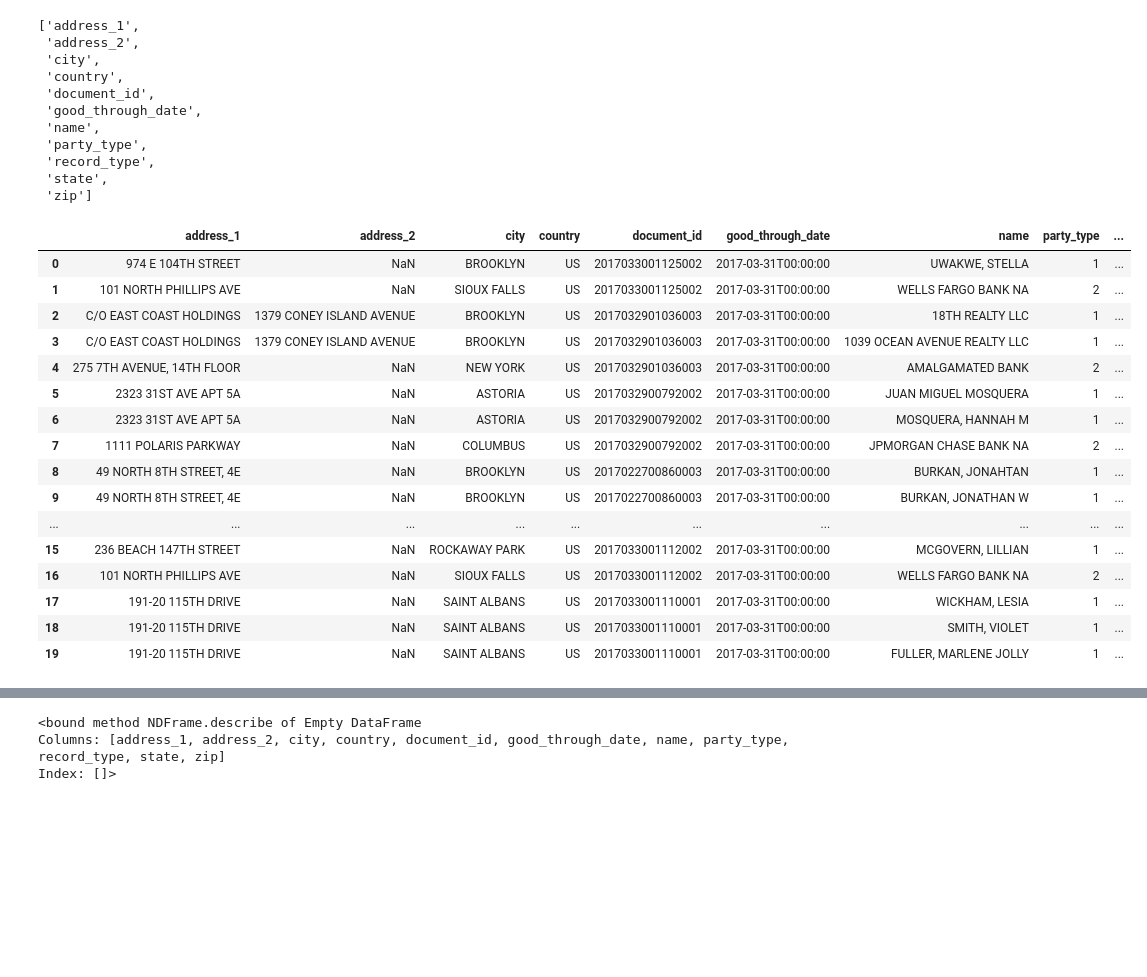
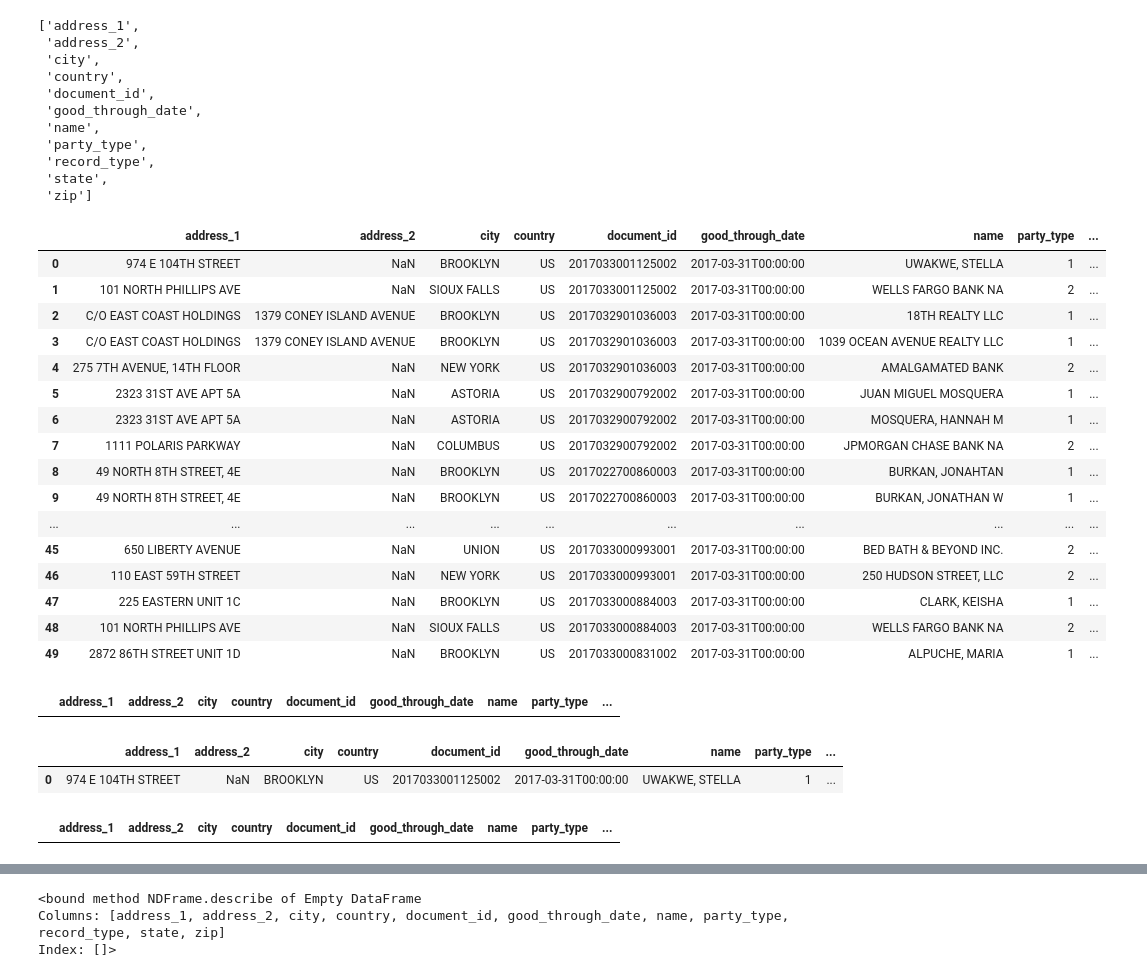
Before and after one commit to kmm2204/w205_final_project, a Jupyter notebook: Exploratory_analysis.ipynb, the cells around one changed output, grey strips where cells are left out. Drawn from its saved outputs; the diff is of its cells as text; code cells hidden in the pictures; blank space fills up the shorter version.

```diff
--- a/Exploratory_analysis.ipynb
+++ b/Exploratory_analysis.ipynb
@@ -84,23 +84,36 @@ list(RealPropertyParties)
 # %%
 #very import as we have the two parties that the transaction belongs to and zip code
 # %%
-RealPropertyParties.head(20)
+RealPropertyParties.head(50)
 # %% [output]
 |  | address_1 | address_2 | city | country | document_id | good_through_date | name | party_type | ... |
 | 0 | 974 E 104TH STREET | NaN | BROOKLYN | US | 2017033001125002 | 2017-03-31T00:00:00 | UWAKWE, STELLA | 1 | ... |
 | 1 | 101 NORTH PHILLIPS AVE | NaN | SIOUX FALLS | US | 2017033001125002 | 2017-03-31T00:00:00 | WELLS FARGO BANK NA | 2 | ... |
 | 2 | C/O EAST COAST HOLDINGS | 1379 CONEY ISLAND AVENUE | BROOKLYN | US | 2017032901036003 | 2017-03-31T00:00:00 | 18TH REALTY LLC | 1 | ... |
 | 3 | C/O EAST COAST HOLDINGS | 1379 CONEY ISLAND AVENUE | BROOKLYN | US | 2017032901036003 | 2017-03-31T00:00:00 | 1039 OCEAN AVENUE REALTY LLC | 1 | ... |
 | 4 | 275 7TH AVENUE, 14TH FLOOR | NaN | NEW YORK | US | 2017032901036003 | 2017-03-31T00:00:00 | AMALGAMATED BANK | 2 | ... |
 | 5 | 2323 31ST AVE APT 5A | NaN | ASTORIA | US | 2017032900792002 | 2017-03-31T00:00:00 | JUAN MIGUEL MOSQUERA | 1 | ... |
 | 6 | 2323 31ST AVE APT 5A | NaN | ASTORIA | US | 2017032900792002 | 2017-03-31T00:00:00 | MOSQUERA, HANNAH M | 1 | ... |
 | 7 | 1111 POLARIS PARKWAY | NaN | COLUMBUS | US | 2017032900792002 | 2017-03-31T00:00:00 | JPMORGAN CHASE BANK NA | 2 | ... |
 | 8 | 49 NORTH 8TH STREET, 4E | NaN | BROOKLYN | US | 2017022700860003 | 2017-03-31T00:00:00 | BURKAN, JONAHTAN | 1 | ... |
 | 9 | 49 NORTH 8TH STREET, 4E | NaN | BROOKLYN | US | 2017022700860003 | 2017-03-31T00:00:00 | BURKAN, JONATHAN W | 1 | ... |
 | ... | ... | ... | ... | ... | ... | ... | ... | ... | ... |
-| 15 | 236 BEACH 147TH STREET | NaN | ROCKAWAY PARK | US | 2017033001112002 | 2017-03-31T00:00:00 | MCGOVERN, LILLIAN | 1 | ... |
-| 16 | 101 NORTH PHILLIPS AVE | NaN | SIOUX FALLS | US | 2017033001112002 | 2017-03-31T00:00:00 | WELLS FARGO BANK NA | 2 | ... |
-| 17 | 191-20 115TH DRIVE | NaN | SAINT ALBANS | US | 2017033001110001 | 2017-03-31T00:00:00 | WICKHAM, LESIA | 1 | ... |
-| 18 | 191-20 115TH DRIVE | NaN | SAINT ALBANS | US | 2017033001110001 | 2017-03-31T00:00:00 | SMITH, VIOLET | 1 | ... |
-| 19 | 191-20 115TH DRIVE | NaN | SAINT ALBANS | US | 2017033001110001 | 2017-03-31T00:00:00 | FULLER, MARLENE JOLLY | 1 | ... |
+| 45 | 650 LIBERTY AVENUE | NaN | UNION | US | 2017033000993001 | 2017-03-31T00:00:00 | BED BATH & BEYOND INC. | 2 | ... |
+| 46 | 110 EAST 59TH STREET | NaN | NEW YORK | US | 2017033000993001 | 2017-03-31T00:00:00 | 250 HUDSON STREET, LLC | 2 | ... |
+| 47 | 225 EASTERN UNIT 1C | NaN | BROOKLYN | US | 2017033000884003 | 2017-03-31T00:00:00 | CLARK, KEISHA | 1 | ... |
+| 48 | 101 NORTH PHILLIPS AVE | NaN | SIOUX FALLS | US | 2017033000884003 | 2017-03-31T00:00:00 | WELLS FARGO BANK NA | 2 | ... |
+| 49 | 2872 86TH STREET UNIT 1D | NaN | BROOKLYN | US | 2017033000831002 | 2017-03-31T00:00:00 | ALPUCHE, MARIA | 1 | ... |
+# %%
+DJT") )]
+# %% [output]
+|  | address_1 | address_2 | city | country | document_id | good_through_date | name | party_type | ... |
+# %%
+RealPropertyParties.loc[RealPropertyParties['name'] == "UWAKWE, STELLA"]
+# %% [output]
+|  | address_1 | address_2 | city | country | document_id | good_through_date | name | party_type | ... |
+| 0 | 974 E 104TH STREET | NaN | BROOKLYN | US | 2017033001125002 | 2017-03-31T00:00:00 | UWAKWE, STELLA | 1 | ... |
+# %%
+Manafort.head(1)
+# %% [output]
+|  | address_1 | address_2 | city | country | document_id | good_through_date | name | party_type | ... |
 # %%
```
Also changed, not shown: parts of 4 cells of this notebook.
